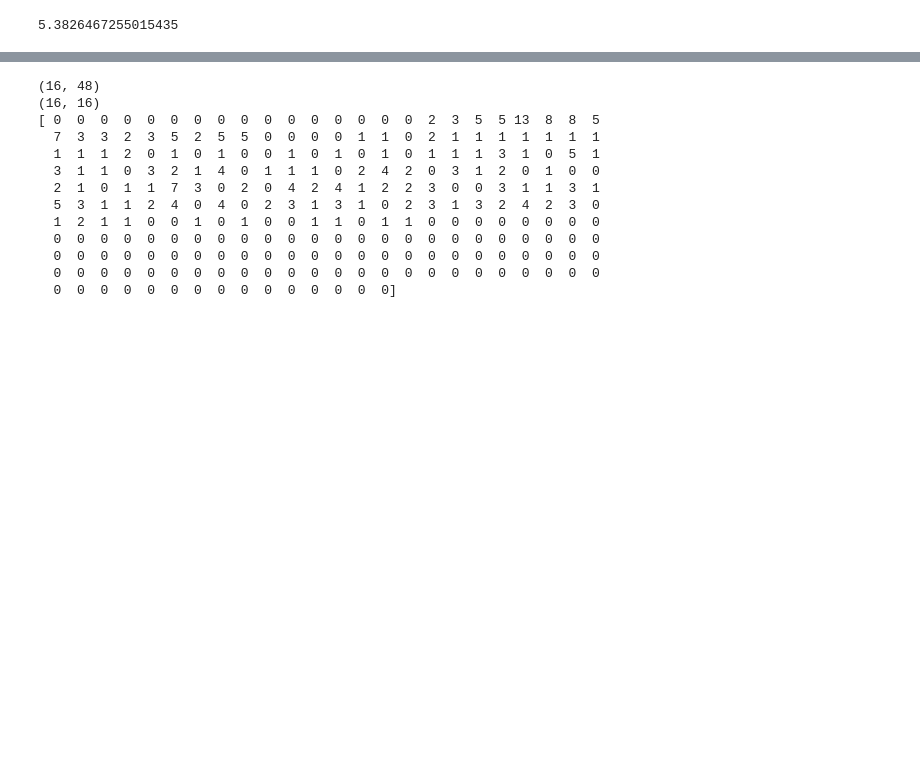
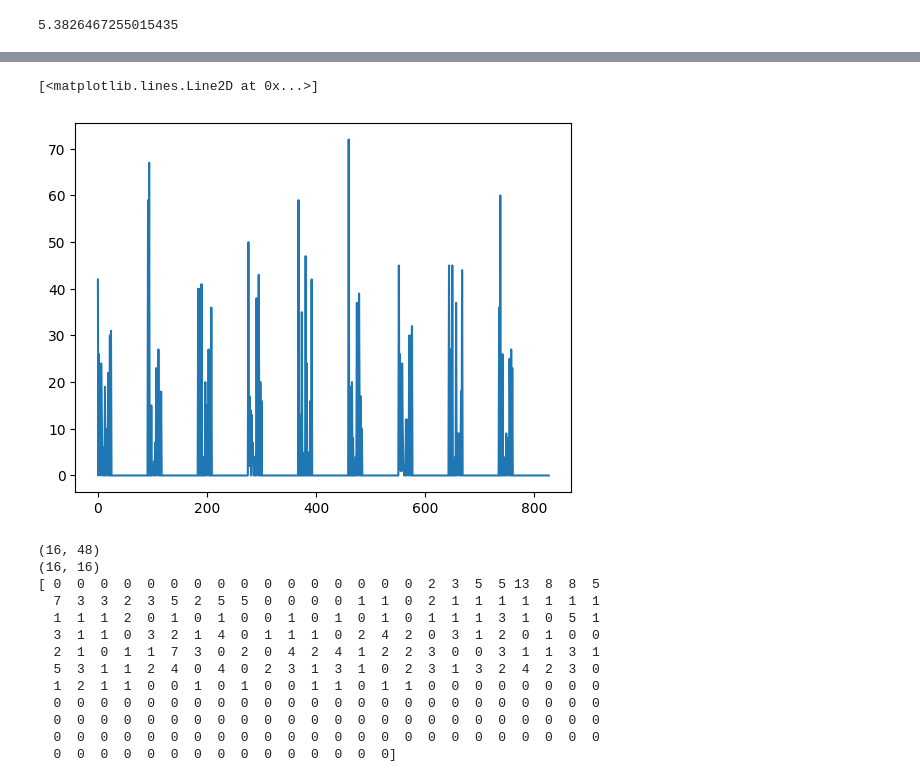
Before and after one commit to DefenseIsAlie/EE-401-Expression_Recognition, a Jupyter notebook: ImageFormat.ipynb, the cells around one changed output, grey strips where cells are left out. Drawn from its saved outputs; the diff is of its cells as text; code cells hidden in the pictures; blank space fills up the shorter version.

```diff
--- a/ImageFormat.ipynb
+++ b/ImageFormat.ipynb
@@ -210,3 +236,10 @@ im.show()
+# %%
+im , hist= _lbph_algorithm("data/validation/fear/10043.jpg", bins)
+plt.figure()
+plt.plot(hist)
+# %% [output]
+[<matplotlib.lines.Line2D at 0x...>]
+[figure, added]
 # %%
 from PIL import Image
 import numpy
```
Also changed, not shown: parts of 2 cells of this notebook, 5 other files.
